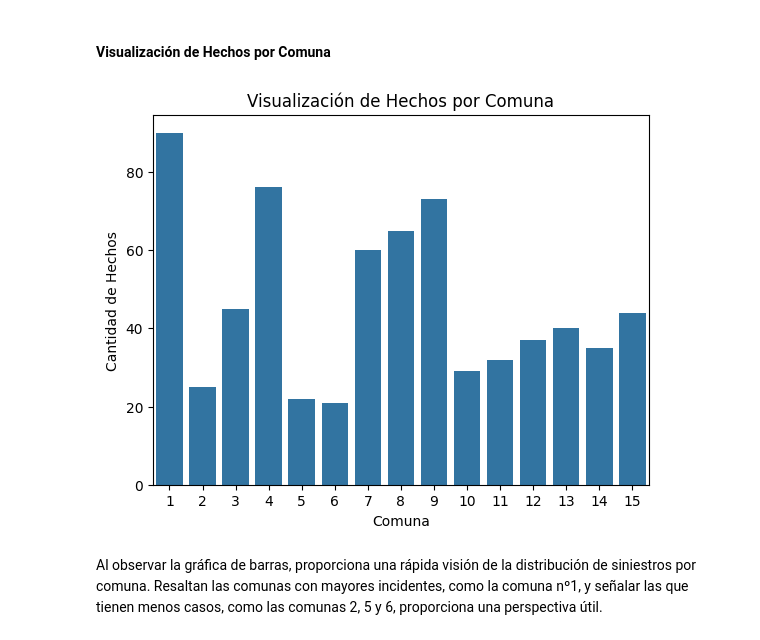
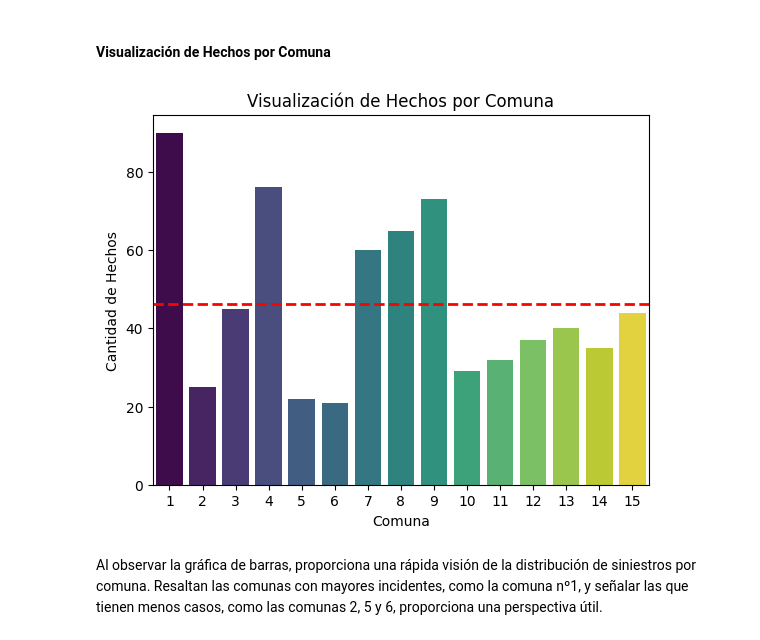
Before and after one commit to C-Hidalgo/Siniestros_data_analyst, a Jupyter notebook: ETL-EDA/EDA.ipynb, the cells around one changed output. Saved outputs shown, nothing was run; the diff lists cells and outputs as text; code cells hidden in the pictures.

```diff
--- a/ETL-EDA/EDA.ipynb
+++ b/ETL-EDA/EDA.ipynb
@@ -44,14 +45,22 @@ memory usage: 114.0+ KB
 # %% [markdown]
 <h4> Visualización de Hechos por Comuna</h4>
 # %%
-sns.countplot(x='COMUNA', data=hechos)
+sns.countplot(x='COMUNA', data=hechos, palette="viridis", hue='COMUNA', legend=False)
+
+# Añadir línea con la media
+mean_line = hechos['COMUNA'].value_counts().mean()
+plt.axhline(mean_line, color='red', linestyle='dashed', linewidth=2, label='Media')
 
 plt.title('Visualización de Hechos por Comuna')
 plt.xlabel('Comuna')
 plt.ylabel('Cantidad de Hechos')
+
+# Eliminar la leyenda si no es necesaria
+plt.legend().set_visible(False)
+
 plt.show()
 # %% [output]
-[figure, old version]
+[figure, new version]
 # %% [markdown]
 Al observar la gráfica de barras, proporciona una rápida visión de la distribución de siniestros por comuna. Resaltan las comunas con mayores incidentes, como la comuna nº1, y señalar las que tienen menos casos, como las comunas 2, 5 y 6, proporciona una perspectiva útil.
 # %% [markdown]
```
Also changed, not shown: parts of 21 cells of this notebook, 1 other file.
